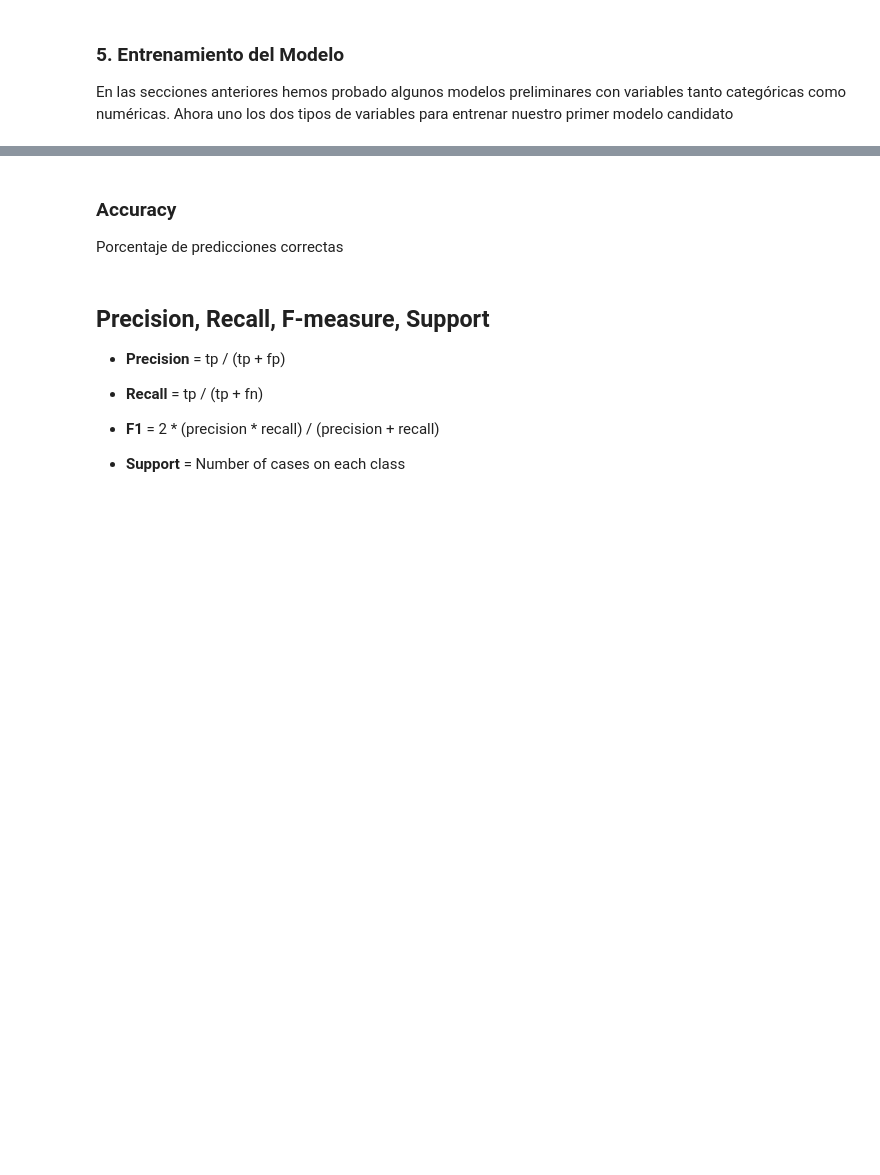
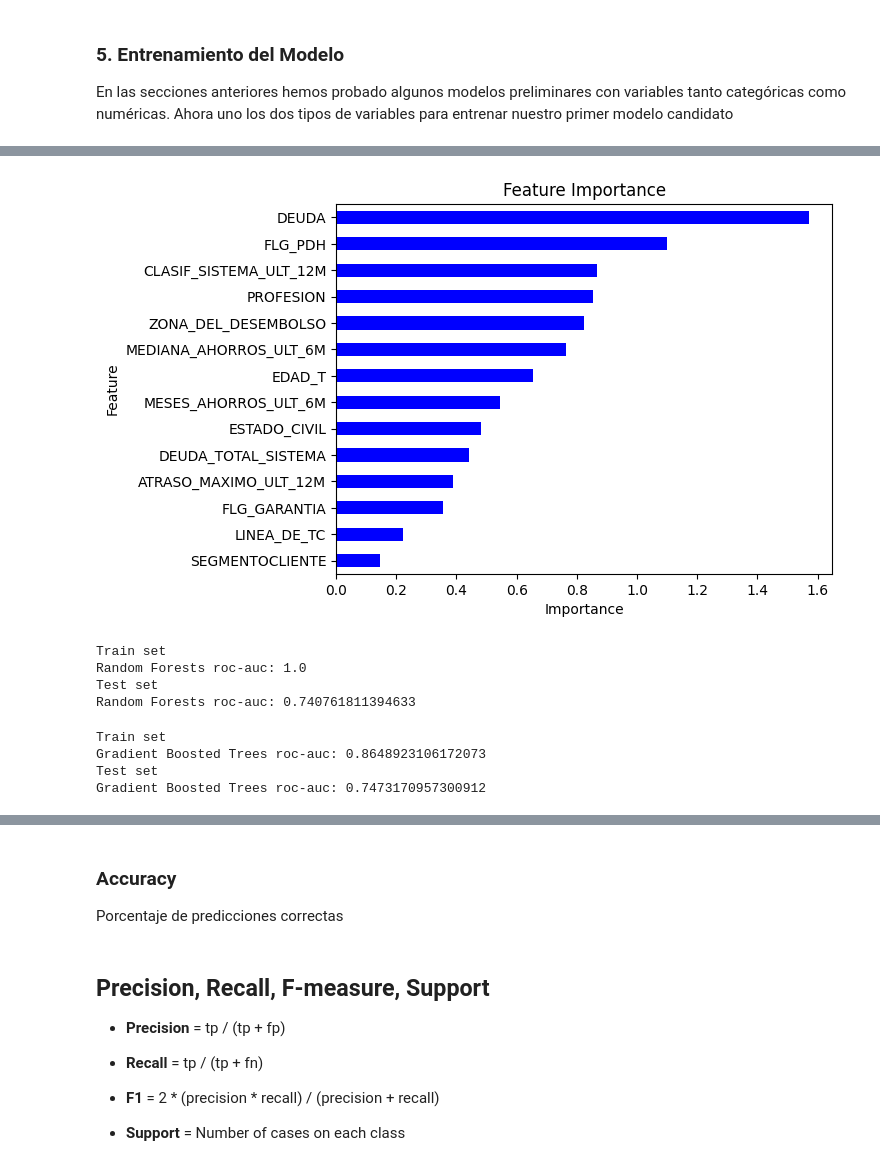
Before and after one commit to jpantojaj/CreditScoring, a Jupyter notebook: Sesión_6_11_Desarrollo_Calibracion_Validación_Modelo.ipynb, the cells around one changed output, grey strips where cells are left out. Cells and saved outputs as stored; diff of their text form; code cells hidden in the pictures; blank space fills up the shorter version.

```diff
--- a/Sesión_6_11_Desarrollo_Calibracion_Validación_Modelo.ipynb
+++ b/Sesión_6_11_Desarrollo_Calibracion_Validación_Modelo.ipynb
@@ -1309,3 +1583,6 @@ print('El Gini en test es',GINI_test2)
+# %%
+X_train_t3_p=pd.concat([X_train_t2_p[cat_cols_3], X_train_woe_enc2[num_cols_3]], axis=1)
+X_test_t3_p=pd.concat([X_test_t2_p[cat_cols_3], X_test_woe_enc2[num_cols_3]], axis=1)
 # %% [markdown]
 ### 5. Entrenamiento del Modelo
 En las secciones anteriores hemos probado algunos modelos preliminares con variables tanto categóricas como numéricas. Ahora uno los dos tipos de variables para entrenar nuestro primer modelo candidato
@@ -1325,0 +1632,38 @@ print('El Gini en test es',GINI_test_mix)
+# %%
+fi=pd.Series(logit.coef_[0],index=logit.feature_names_in_)
+fi.sort_values(ascending=True, inplace=True)
+fi.plot.barh(color='blue')
+plt.xlabel("Importance")
+plt.ylabel("Feature")
+plt.title("Feature Importance")
+plt.show ()
+# %% [output]
+[figure, added]
+# %%
+rf = RandomForestClassifier(n_estimators=300, random_state=39)
+rf.fit(X_train_t2_p, y_train)
+pred_train_rf = rf.predict_proba(X_train_t2_p)
+pred_test_rf = rf.predict_proba(X_test_t2_p)
+print('Train set')
+print('Random Forests roc-auc: {}'.format(roc_auc_score(y_train, pred_train_rf[:,1])))
+print('Test set')
+print('Random Forests roc-auc: {}'.format(roc_auc_score(y_test, pred_test_rf[:,1])))
+# %% [output]
+Train set
+Random Forests roc-auc: 1.0
+Test set
+Random Forests roc-auc: 0.740761811394633
+# %%
+gbc = GradientBoostingClassifier(n_estimators=300, random_state=44)
+gbc.fit(X_train_t2_p, y_train)
+pred_train_gbc = gbc.predict_proba(X_train_t2_p)
+pred_test_gbc = gbc.predict_proba(X_test_t2_p)
+print('Train set')
+print('Gradient Boosted Trees roc-auc: {}'.format(roc_auc_score(y_train, pred_train_gbc[:,1])))
+print('Test set')
+print('Gradient Boosted Trees roc-auc: {}'.format(roc_auc_score(y_test, pred_test_gbc[:,1])))
+# %% [output]
+Train set
+Gradient Boosted Trees roc-auc: 0.8648923106172073
+Test set
+Gradient Boosted Trees roc-auc: 0.7473170957300912
```
Also changed, not shown: parts of 193 cells of this notebook.
